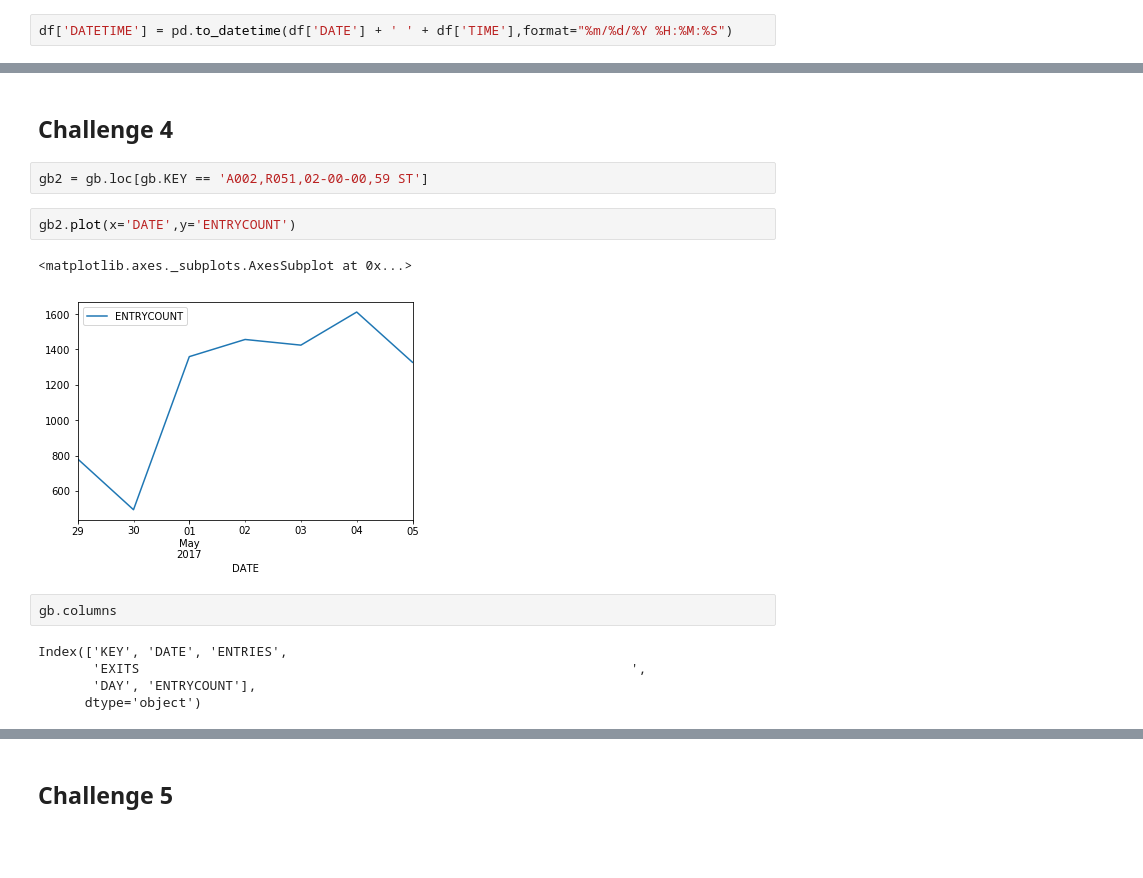
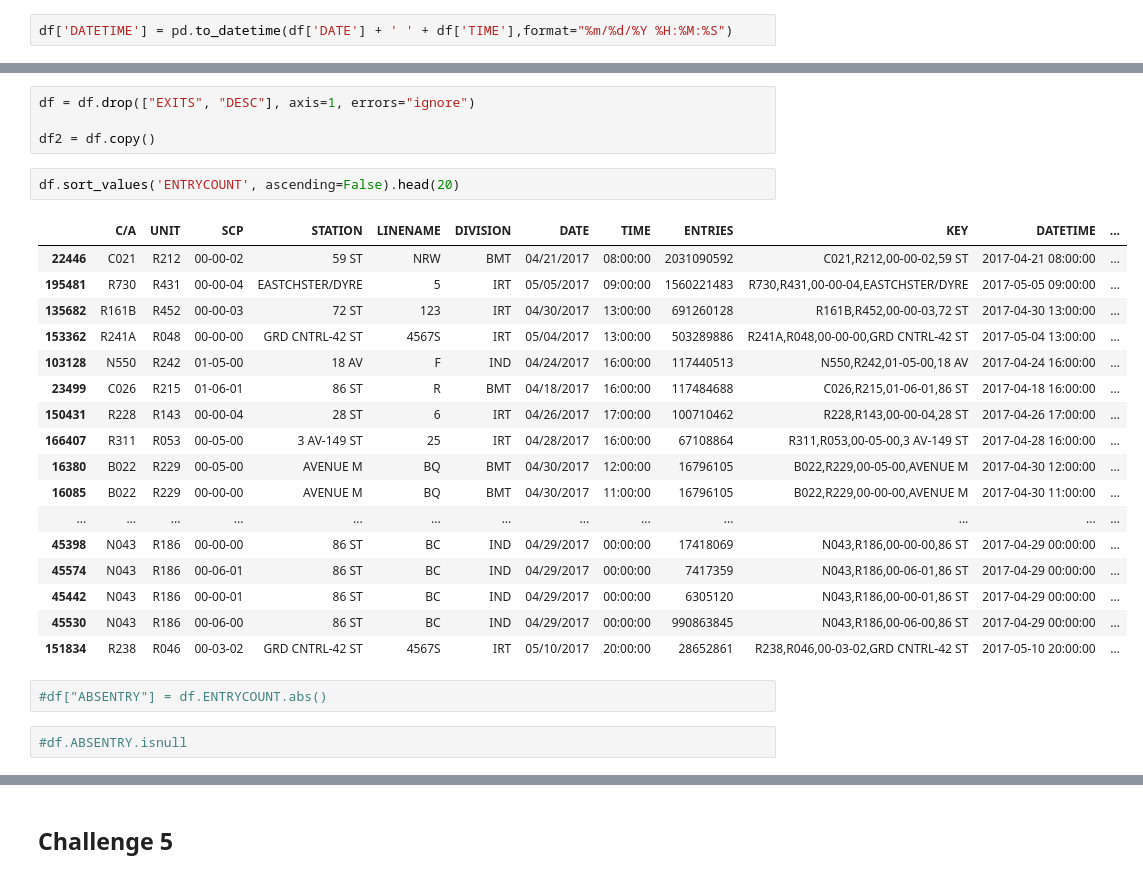
Before and after one commit to xvila/MTA-Turnstile-Data, a Jupyter notebook: Project Benson.ipynb, the cells around one changed output, grey strips where cells are left out. Drawn from its saved outputs; the diff is of its cells as text; blank space fills up the shorter version.

Commit message:
fixed entries

```diff
--- a/Project Benson.ipynb
+++ b/Project Benson.ipynb
@@ -144,16 +156,28 @@ gb.head()
-# %% [markdown]
-## Challenge 4
-# %%
-gb2 = gb.loc[gb.KEY == 'A002,R051,02-00-00,59 ST']
-# %%
-gb2.plot(x='DATE',y='ENTRYCOUNT')
-# %% [output]
-<matplotlib.axes._subplots.AxesSubplot at 0x...>
-[figure, removed]
-# %%
-gb.columns
-# %% [output]
-Index(['KEY', 'DATE', 'ENTRIES',
-       'EXITS                                                               ',
-       'DAY', 'ENTRYCOUNT'],
-      dtype='object')
+# %%
+df = df.drop(["EXITS", "DESC"], axis=1, errors="ignore")
+
+df2 = df.copy()
+# %%
+df.sort_values('ENTRYCOUNT', ascending=False).head(20)
+# %% [output]
+|  | C/A | UNIT | SCP | STATION | LINENAME | DIVISION | DATE | TIME | ENTRIES | KEY | DATETIME | ... |
+| 22446 | C021 | R212 | 00-00-02 | 59 ST | NRW | BMT | 04/21/2017 | 08:00:00 | 2031090592 | C021,R212,00-00-02,59 ST | 2017-04-21 08:00:00 | ... |
+| 195481 | R730 | R431 | 00-00-04 | EASTCHSTER/DYRE | 5 | IRT | 05/05/2017 | 09:00:00 | 1560221483 | R730,R431,00-00-04,EASTCHSTER/DYRE | 2017-05-05 09:00:00 | ... |
+| 135682 | R161B | R452 | 00-00-03 | 72 ST | 123 | IRT | 04/30/2017 | 13:00:00 | 691260128 | R161B,R452,00-00-03,72 ST | 2017-04-30 13:00:00 | ... |
+| 153362 | R241A | R048 | 00-00-00 | GRD CNTRL-42 ST | 4567S | IRT | 05/04/2017 | 13:00:00 | 503289886 | R241A,R048,00-00-00,GRD CNTRL-42 ST | 2017-05-04 13:00:00 | ... |
+| 103128 | N550 | R242 | 01-05-00 | 18 AV | F | IND | 04/24/2017 | 16:00:00 | 117440513 | N550,R242,01-05-00,18 AV | 2017-04-24 16:00:00 | ... |
+| 23499 | C026 | R215 | 01-06-01 | 86 ST | R | BMT | 04/18/2017 | 16:00:00 | 117484688 | C026,R215,01-06-01,86 ST | 2017-04-18 16:00:00 | ... |
+| 150431 | R228 | R143 | 00-00-04 | 28 ST | 6 | IRT | 04/26/2017 | 17:00:00 | 100710462 | R228,R143,00-00-04,28 ST | 2017-04-26 17:00:00 | ... |
+| 166407 | R311 | R053 | 00-05-00 | 3 AV-149 ST | 25 | IRT | 04/28/2017 | 16:00:00 | 67108864 | R311,R053,00-05-00,3 AV-149 ST | 2017-04-28 16:00:00 | ... |
+| 16380 | B022 | R229 | 00-05-00 | AVENUE M | BQ | BMT | 04/30/2017 | 12:00:00 | 16796105 | B022,R229,00-05-00,AVENUE M | 2017-04-30 12:00:00 | ... |
+| 16085 | B022 | R229 | 00-00-00 | AVENUE M | BQ | BMT | 04/30/2017 | 11:00:00 | 16796105 | B022,R229,00-00-00,AVENUE M | 2017-04-30 11:00:00 | ... |
+| ... | ... | ... | ... | ... | ... | ... | ... | ... | ... | ... | ... | ... |
+| 45398 | N043 | R186 | 00-00-00 | 86 ST | BC | IND | 04/29/2017 | 00:00:00 | 17418069 | N043,R186,00-00-00,86 ST | 2017-04-29 00:00:00 | ... |
+| 45574 | N043 | R186 | 00-06-01 | 86 ST | BC | IND | 04/29/2017 | 00:00:00 | 7417359 | N043,R186,00-06-01,86 ST | 2017-04-29 00:00:00 | ... |
+| 45442 | N043 | R186 | 00-00-01 | 86 ST | BC | IND | 04/29/2017 | 00:00:00 | 6305120 | N043,R186,00-00-01,86 ST | 2017-04-29 00:00:00 | ... |
+| 45530 | N043 | R186 | 00-06-00 | 86 ST | BC | IND | 04/29/2017 | 00:00:00 | 990863845 | N043,R186,00-06-00,86 ST | 2017-04-29 00:00:00 | ... |
+| 151834 | R238 | R046 | 00-03-02 | GRD CNTRL-42 ST | 4567S | IRT | 05/10/2017 | 20:00:00 | 28652861 | R238,R046,00-03-02,GRD CNTRL-42 ST | 2017-05-10 20:00:00 | ... |
+# %%
+#df["ABSENTRY"] = df.ENTRYCOUNT.abs()
+# %%
+#df.ABSENTRY.isnull
```
Also changed, not shown: parts of 42 cells of this notebook, 1 other file.
